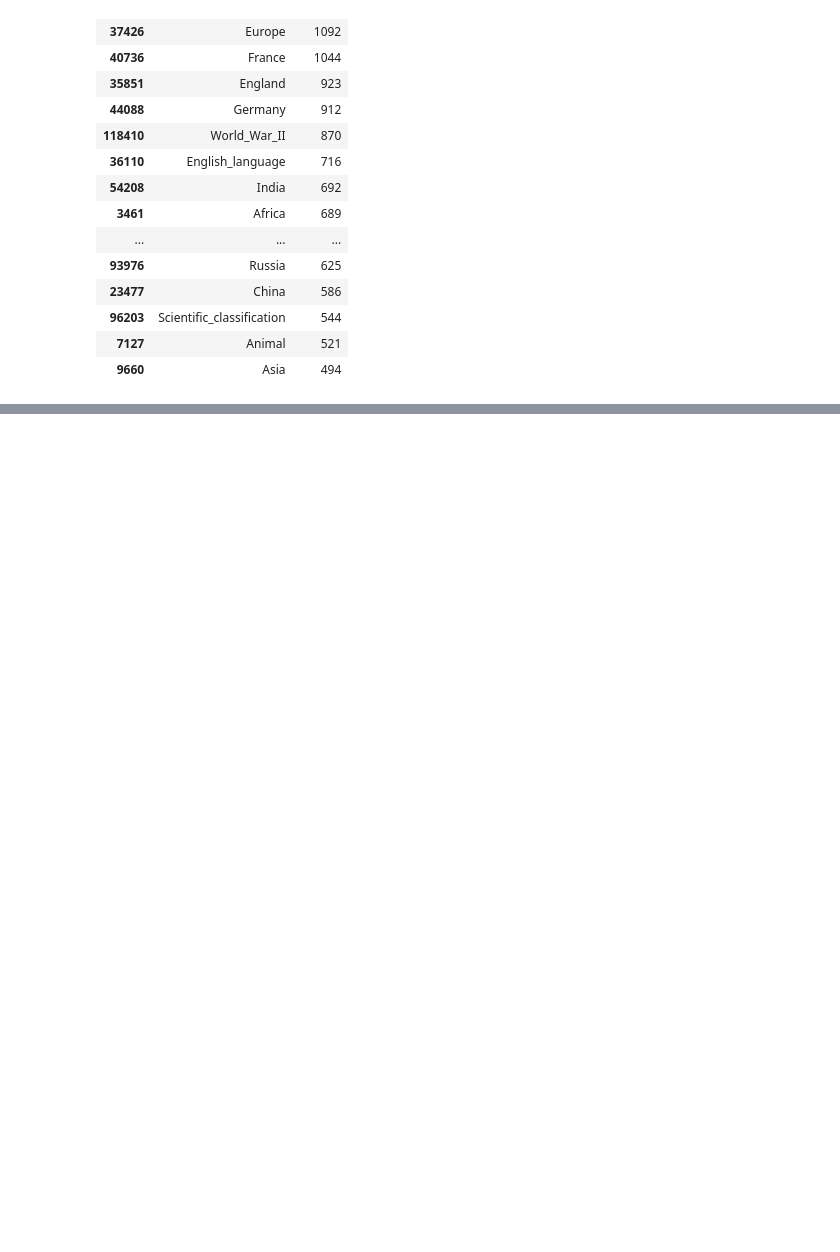
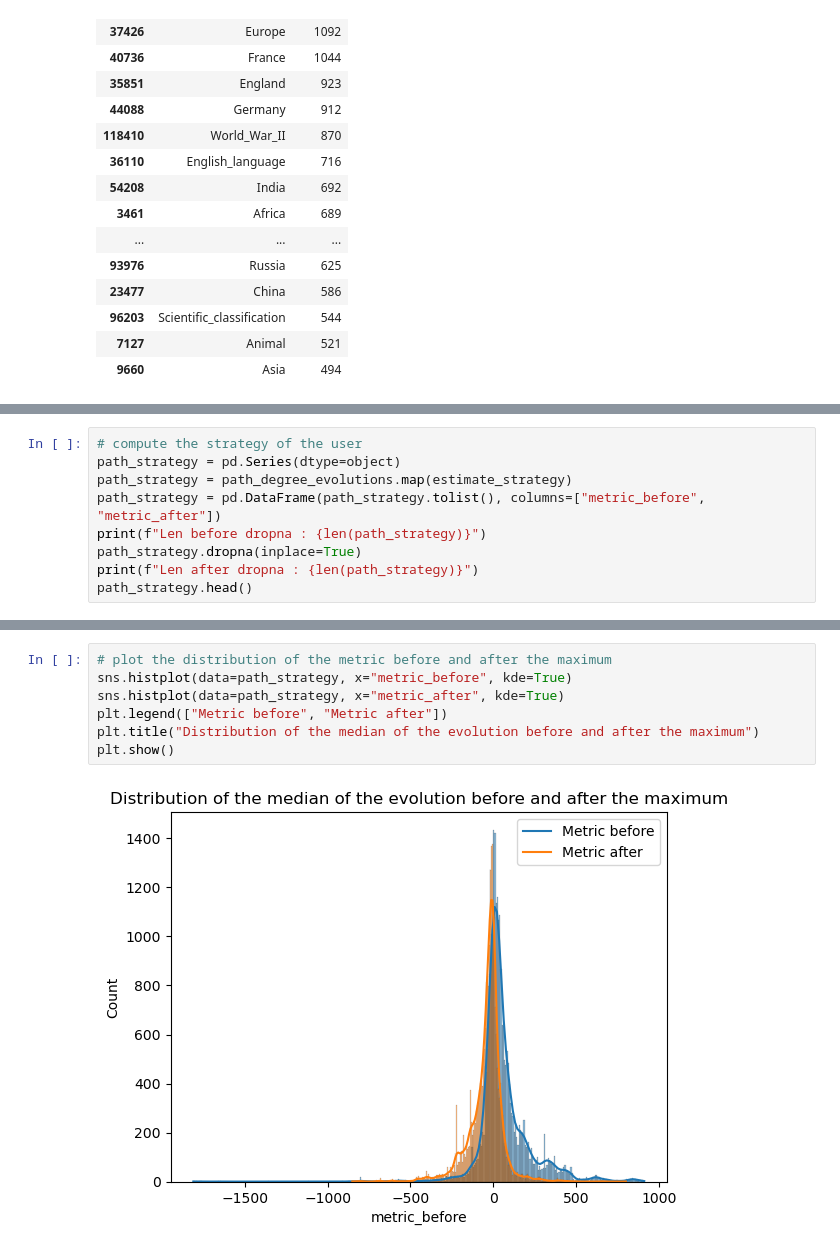
Before and after one commit to epfl-ada/ada-2023-project-adamants, a Jupyter notebook: wikipedia_graph_viz.ipynb, the cells around one changed output, grey strips where cells are left out. Cells and saved outputs as stored; diff of their text form; blank space fills up the shorter version.

```diff
--- a/wikipedia_graph_viz.ipynb
+++ b/wikipedia_graph_viz.ipynb
@@ -114,0 +260,9 @@ KeyboardInterrupt:
+# %%
+# compute the strategy of the user
+path_strategy = pd.Series(dtype=object)
+path_strategy = path_degree_evolutions.map(estimate_strategy)
+path_strategy = pd.DataFrame(path_strategy.tolist(), columns=["metric_before", "metric_after"])
+print(f"Len before dropna : {len(path_strategy)}")
+path_strategy.dropna(inplace=True)
+print(f"Len after dropna : {len(path_strategy)}")
+path_strategy.head()
@@ -114,0 +278,9 @@ KeyboardInterrupt:
+# %%
+# plot the distribution of the metric before and after the maximum
+sns.histplot(data=path_strategy, x="metric_before", kde=True)
+sns.histplot(data=path_strategy, x="metric_after", kde=True)
+plt.legend(["Metric before", "Metric after"])
+plt.title("Distribution of the median of the evolution before and after the maximum")
+plt.show()
+# %% [output]
+[figure, added]
```
Also changed, not shown: parts of 20 cells of this notebook.
